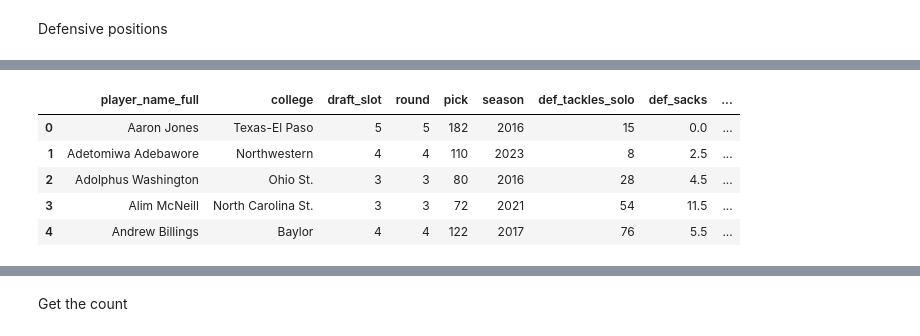
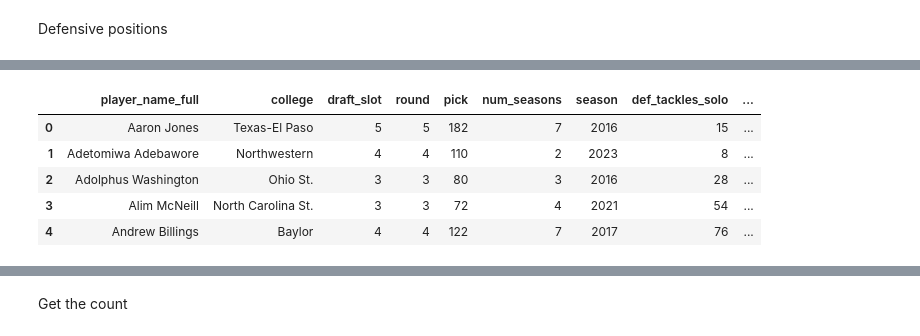
Before and after one commit to eauy27/STA141B-Group-26, a Jupyter notebook: SQL_NFLdata.ipynb, the cells around one changed output, grey strips where cells are left out. Drawn from its saved outputs; the diff is of its cells as text; code cells hidden in the pictures.

```diff
--- a/SQL_NFLdata.ipynb
+++ b/SQL_NFLdata.ipynb
@@ -423,37 +481,37 @@ query = """ SELECT t.player_name_full,
                     t.draft_slot,
                     t.round,
                     t.pick,
+                    COUNT(t.player_name_full) AS num_seasons,
 
                     m.season,
 
                     -- TOTAL TACKLES
                     t.def_tackles_solo,
 
                     -- TOTAL SACKS
                     t.def_sacks,
 
                     -- TOTAL QB HITS
                     t.def_qb_hits,
 
                     -- TOTAL TACKLES FOR LOSS
                     t.def_tackles_for_loss,
 
                     -- TOTAL FUMBLES FORCED
                     t.def_fumbles_forced
 
             FROM TOT_DT t
             JOIN master m ON m.player_id = t.player_id
 
             GROUP BY t.player_name_full
 
             """
 
 df_DT = pd.read_sql(query,db)
-df_DT.head()
 # %% [output]
-|  | player_name_full | college | draft_slot | round | pick | season | def_tackles_solo | def_sacks | ... |
-| 0 | Aaron Jones | Texas-El Paso | 5 | 5 | 182 | 2016 | 15 | 0.0 | ... |
-| 1 | Adetomiwa Adebawore | Northwestern | 4 | 4 | 110 | 2023 | 8 | 2.5 | ... |
-| 2 | Adolphus Washington | Ohio St. | 3 | 3 | 80 | 2016 | 28 | 4.5 | ... |
-| 3 | Alim McNeill | North Carolina St. | 3 | 3 | 72 | 2021 | 54 | 11.5 | ... |
-| 4 | Andrew Billings | Baylor | 4 | 4 | 122 | 2017 | 76 | 5.5 | ... |
+|  | player_name_full | college | draft_slot | round | pick | num_seasons | season | def_tackles_solo | ... |
+| 0 | Aaron Jones | Texas-El Paso | 5 | 5 | 182 | 7 | 2016 | 15 | ... |
+| 1 | Adetomiwa Adebawore | Northwestern | 4 | 4 | 110 | 2 | 2023 | 8 | ... |
+| 2 | Adolphus Washington | Ohio St. | 3 | 3 | 80 | 3 | 2016 | 28 | ... |
+| 3 | Alim McNeill | North Carolina St. | 3 | 3 | 72 | 4 | 2021 | 54 | ... |
+| 4 | Andrew Billings | Baylor | 4 | 4 | 122 | 7 | 2017 | 76 | ... |
```
Also changed, not shown: parts of 13 cells of this notebook.
